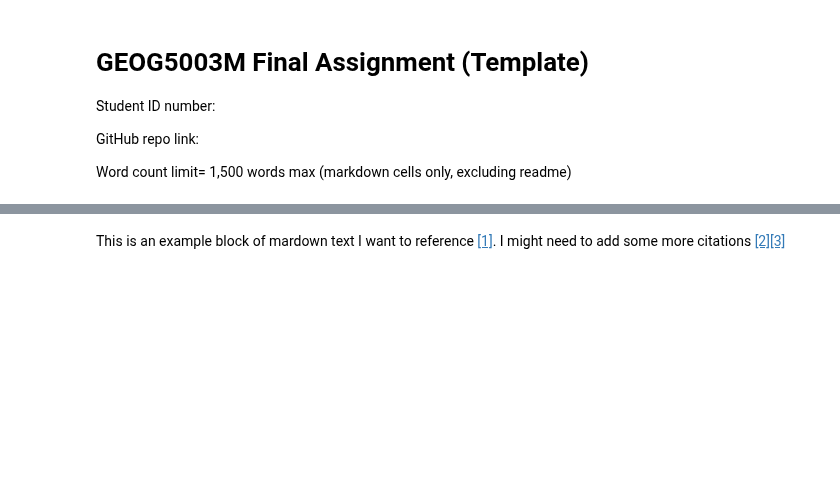
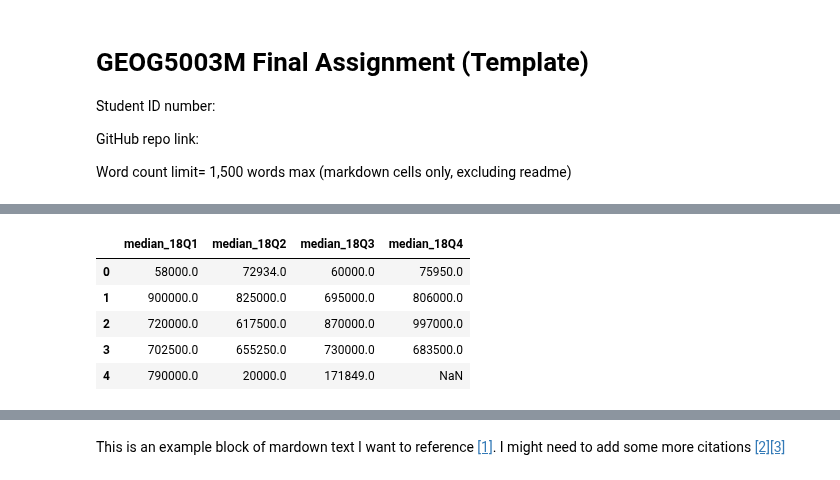
Before and after one commit to Jonathan-C-Barrett/GEOG5990M, a Jupyter notebook: GEOG5003M_Final_Project_template.ipynb, the cells around one changed output, grey strips where cells are left out. Saved outputs shown, nothing was run; the diff lists cells and outputs as text; code cells hidden in the pictures; blank space fills up the shorter version.

```diff
--- a/GEOG5003M_Final_Project_template.ipynb
+++ b/GEOG5003M_Final_Project_template.ipynb
@@ -47,0 +71,11 @@ health.head()
+# %%
+#Select only columns relating to 2018
+prop_18 = m_sales[['median_18Q1', 'median_18Q2', 'median_18Q3', 'median_18Q4']]
+prop_18.head()
+# %% [output]
+|  | median_18Q1 | median_18Q2 | median_18Q3 | median_18Q4 |
+| 0 | 58000.0 | 72934.0 | 60000.0 | 75950.0 |
+| 1 | 900000.0 | 825000.0 | 695000.0 | 806000.0 |
+| 2 | 720000.0 | 617500.0 | 870000.0 | 997000.0 |
+| 3 | 702500.0 | 655250.0 | 730000.0 | 683500.0 |
+| 4 | 790000.0 | 20000.0 | 171849.0 | NaN |
```
Also changed, not shown: parts of 5 cells of this notebook.
